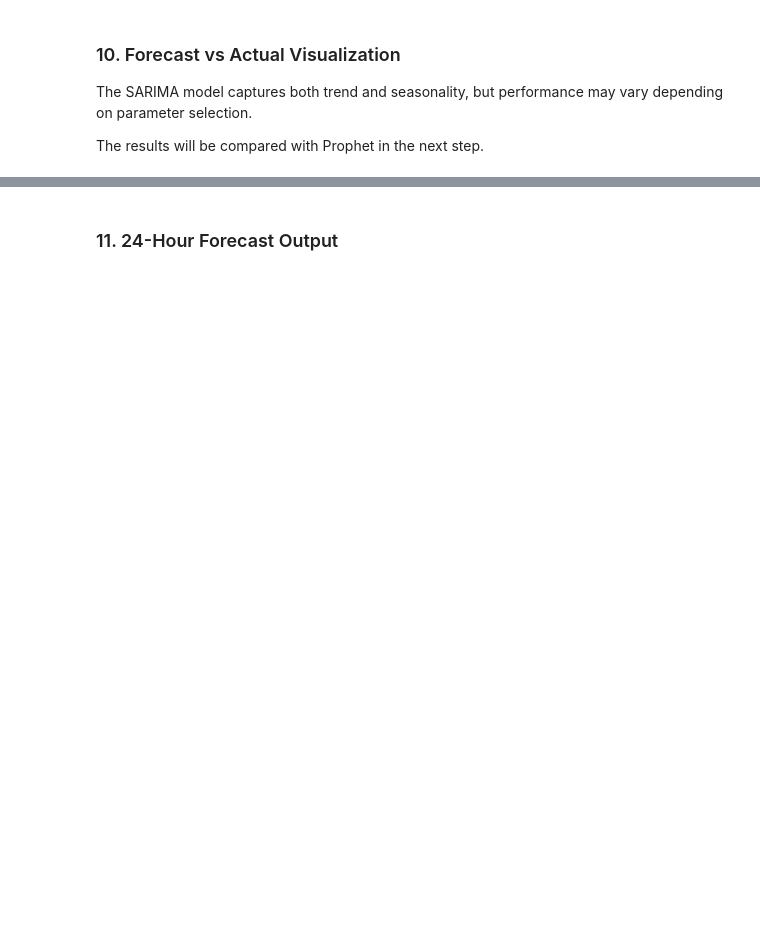
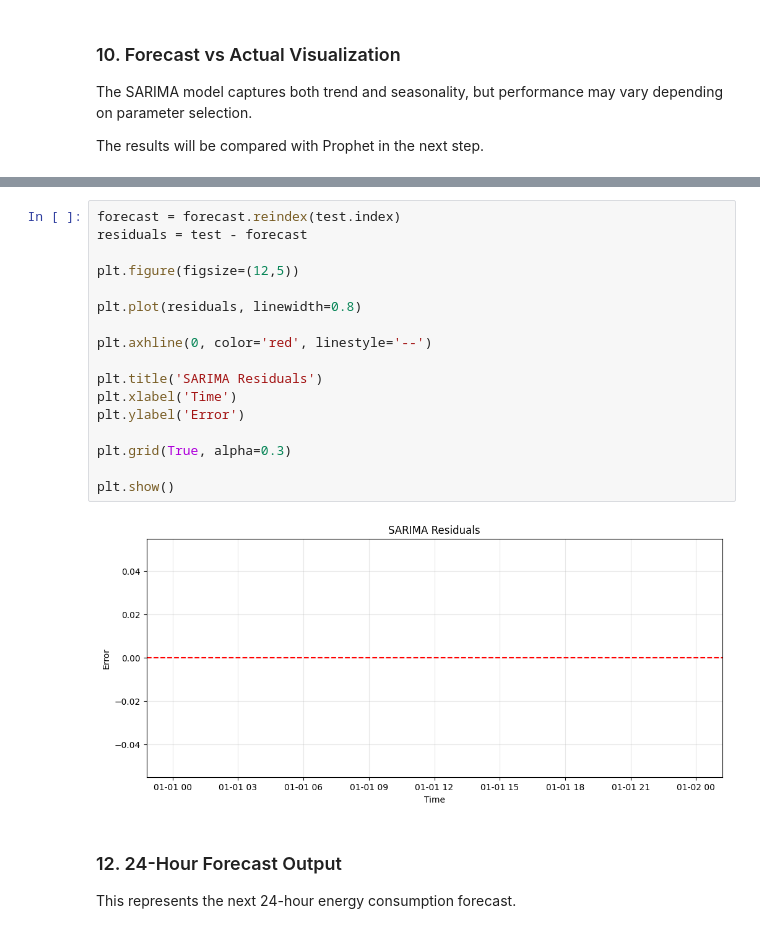
Before and after one commit to AaronShajan1097/energy-consumption-forecasting-timeseries, a Jupyter notebook: notebooks/05_sarima_model.ipynb, the cells around one changed output, grey strips where cells are left out. Saved outputs shown, nothing was run; the diff lists cells and outputs as text; blank space fills up the shorter version.

```diff
--- a/notebooks/05_sarima_model.ipynb
+++ b/notebooks/05_sarima_model.ipynb
@@ -181,4 +188,25 @@ plt.show()
+# %%
+forecast = forecast.reindex(test.index)
+residuals = test - forecast
+
+plt.figure(figsize=(12,5))
+
+plt.plot(residuals, linewidth=0.8)
+
+plt.axhline(0, color='red', linestyle='--')
+
+plt.title('SARIMA Residuals')
+plt.xlabel('Time')
+plt.ylabel('Error')
+
+plt.grid(True, alpha=0.3)
+
+plt.show()
+# %% [output]
+[figure, added]
 # %% [markdown]
-### 11. 24-Hour Forecast Output
+### 12. 24-Hour Forecast Output
+
+This represents the next 24-hour energy consumption forecast.
 # %%
 future_forecast = sarima_model.forecast(steps=24)
```
Also changed, not shown: parts of 7 cells of this notebook.
